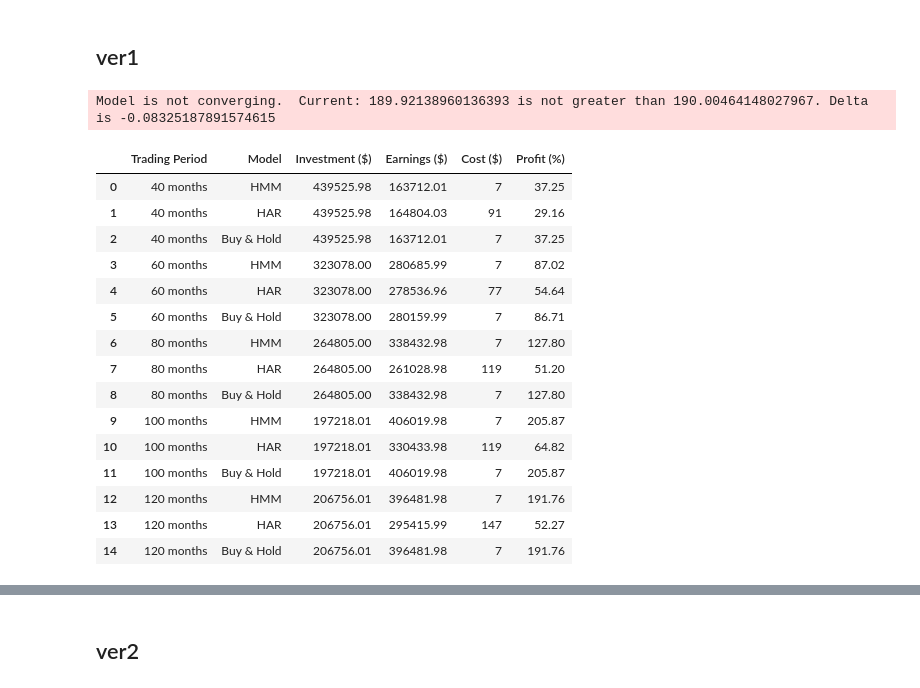
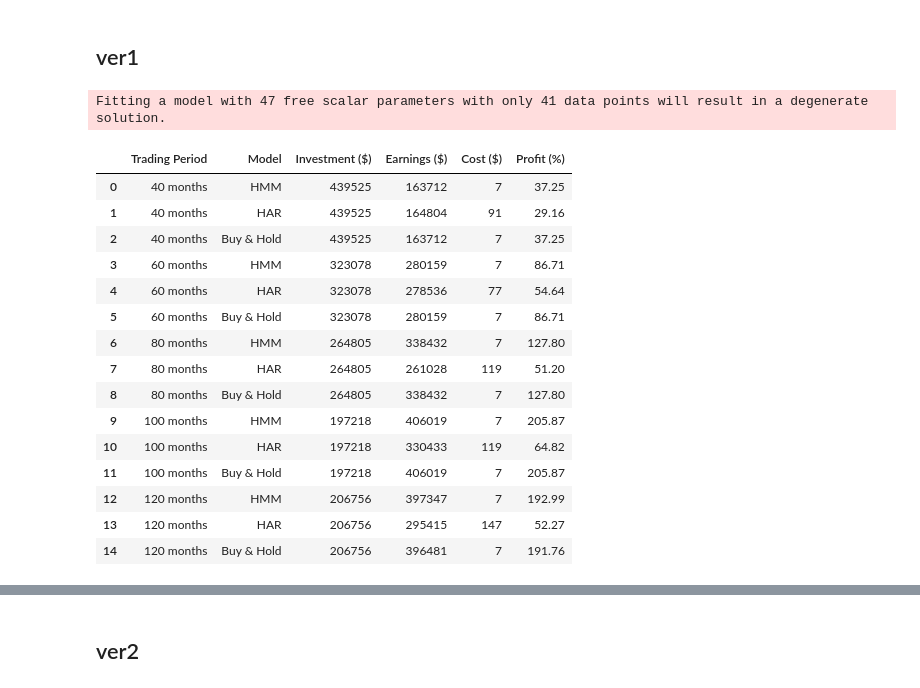
Before and after one commit to rinaaro/TS-project---HMM, a Jupyter notebook: Replication.ipynb, the cells around one changed output, grey strips where cells are left out. Saved outputs shown, nothing was run; the diff lists cells and outputs as text; code cells hidden in the pictures.

Commit message:
Edits on trading

```diff
--- a/Replication.ipynb
+++ b/Replication.ipynb
@@ -530,7 +530,7 @@ def trading_simulation(predicted_returns, close_prices, initial_investment=100,
 
 
 # Step 3: Train and Apply HMM
-def apply_hmm(returns, n_states=5):
+def apply_hmm(returns, n_states=6):
     hmm = GaussianHMM(n_components=n_states, covariance_type="diag", n_iter=120, random_state=42)
     hmm.fit(returns.reshape(-1, 1))
     hidden_states = hmm.predict(returns.reshape(-1, 1))
@@ -606,53 +606,52 @@ for result in results:
         "Profit (%)": hmm_result["Profit (%)"]
     })
 
     # Append HAR result
     formatted_results.append({
         "Trading Period": f"{period} months",
         "Model": "HAR",
         "Investment ($)": har_result["Investment"],
         "Earnings ($)": har_result["Earnings"],
         "Cost ($)": har_result["Cost"],
         "Profit (%)": har_result["Profit (%)"]
     })
 
     # Append Buy & Hold result
     formatted_results.append({
         "Trading Period": f"{period} months",
         "Model": "Buy & Hold",
         "Investment ($)": buy_hold_result["Investment"],
         "Earnings ($)": buy_hold_result["Earnings"],
         "Cost ($)": buy_hold_result["Cost"],
         "Profit (%)": buy_hold_result["Profit (%)"]
     })
 
 # Convert the list of results into a DataFrame
 formatted_df = pd.DataFrame(formatted_results)
-formatted_df = formatted_df.round(2)
+formatted_df['Profit (%)'] = formatted_df['Profit (%)'].round(2)
+formatted_df['Investment ($)'] = formatted_df['Investment ($)'].astype(int)
+formatted_df['Earnings ($)'] = formatted_df['Earnings ($)'].astype(int)
 
-# If you need to export this as a LaTeX table:
-trading = formatted_df.to_latex(index=False, float_format="%.2f")
-
-# Save to a .tex file
-with open("trading.tex", "w") as file:
-    file.write(trading)
+results_tex = formatted_df.to_latex(index=False, float_format="%.2f")
+with open("trading1.tex", "w") as file:
+    file.write(results_tex)
 
 formatted_df
 # %% [output]
-Model is not converging.  Current: 189.92138960136393 is not greater than 190.00464148027967. Delta is -0.08325187891574615
+Fitting a model with 47 free scalar parameters with only 41 data points will result in a degenerate solution.
 |  | Trading Period | Model | Investment ($) | Earnings ($) | Cost ($) | Profit (%) |
-| 0 | 40 months | HMM | 439525.98 | 163712.01 | 7 | 37.25 |
-| 1 | 40 months | HAR | 439525.98 | 164804.03 | 91 | 29.16 |
-| 2 | 40 months | Buy & Hold | 439525.98 | 163712.01 | 7 | 37.25 |
-| 3 | 60 months | HMM | 323078.00 | 280685.99 | 7 | 87.02 |
-| 4 | 60 months | HAR | 323078.00 | 278536.96 | 77 | 54.64 |
-| 5 | 60 months | Buy & Hold | 323078.00 | 280159.99 | 7 | 86.71 |
-| 6 | 80 months | HMM | 264805.00 | 338432.98 | 7 | 127.80 |
-| 7 | 80 months | HAR | 264805.00 | 261028.98 | 119 | 51.20 |
-| 8 | 80 months | Buy & Hold | 264805.00 | 338432.98 | 7 | 127.80 |
-| 9 | 100 months | HMM | 197218.01 | 406019.98 | 7 | 205.87 |
-| 10 | 100 months | HAR | 197218.01 | 330433.98 | 119 | 64.82 |
-| 11 | 100 months | Buy & Hold | 197218.01 | 406019.98 | 7 | 205.87 |
-| 12 | 120 months | HMM | 206756.01 | 396481.98 | 7 | 191.76 |
-| 13 | 120 months | HAR | 206756.01 | 295415.99 | 147 | 52.27 |
-| 14 | 120 months | Buy & Hold | 206756.01 | 396481.98 | 7 | 191.76 |
+| 0 | 40 months | HMM | 439525 | 163712 | 7 | 37.25 |
+| 1 | 40 months | HAR | 439525 | 164804 | 91 | 29.16 |
+| 2 | 40 months | Buy & Hold | 439525 | 163712 | 7 | 37.25 |
+| 3 | 60 months | HMM | 323078 | 280159 | 7 | 86.71 |
+| 4 | 60 months | HAR | 323078 | 278536 | 77 | 54.64 |
+| 5 | 60 months | Buy & Hold | 323078 | 280159 | 7 | 86.71 |
+| 6 | 80 months | HMM | 264805 | 338432 | 7 | 127.80 |
+| 7 | 80 months | HAR | 264805 | 261028 | 119 | 51.20 |
+| 8 | 80 months | Buy & Hold | 264805 | 338432 | 7 | 127.80 |
+| 9 | 100 months | HMM | 197218 | 406019 | 7 | 205.87 |
+| 10 | 100 months | HAR | 197218 | 330433 | 119 | 64.82 |
+| 11 | 100 months | Buy & Hold | 197218 | 406019 | 7 | 205.87 |
+| 12 | 120 months | HMM | 206756 | 397347 | 7 | 192.99 |
+| 13 | 120 months | HAR | 206756 | 295415 | 147 | 52.27 |
+| 14 | 120 months | Buy & Hold | 206756 | 396481 | 7 | 191.76 |
```
Also changed, not shown: parts of 5 cells of this notebook.
